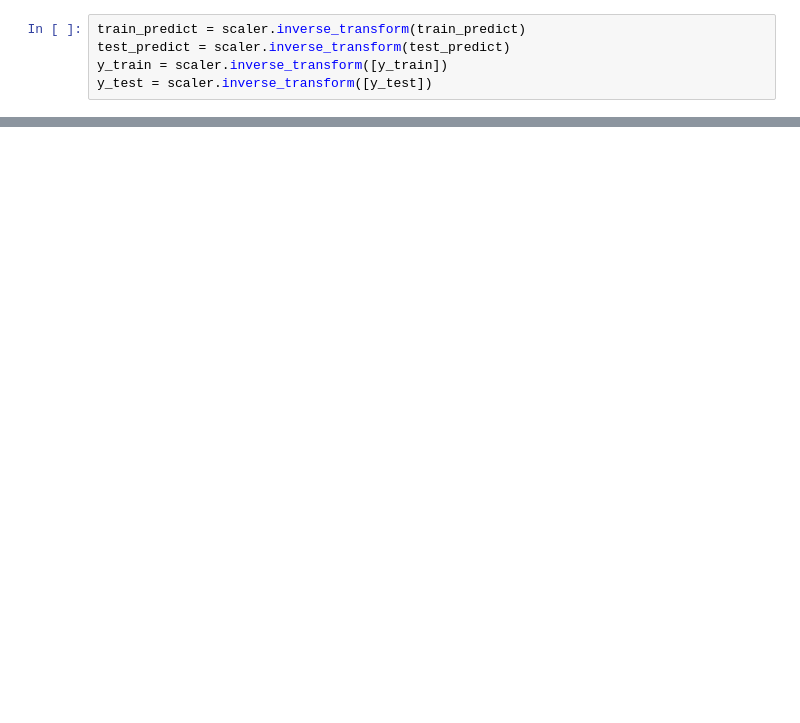
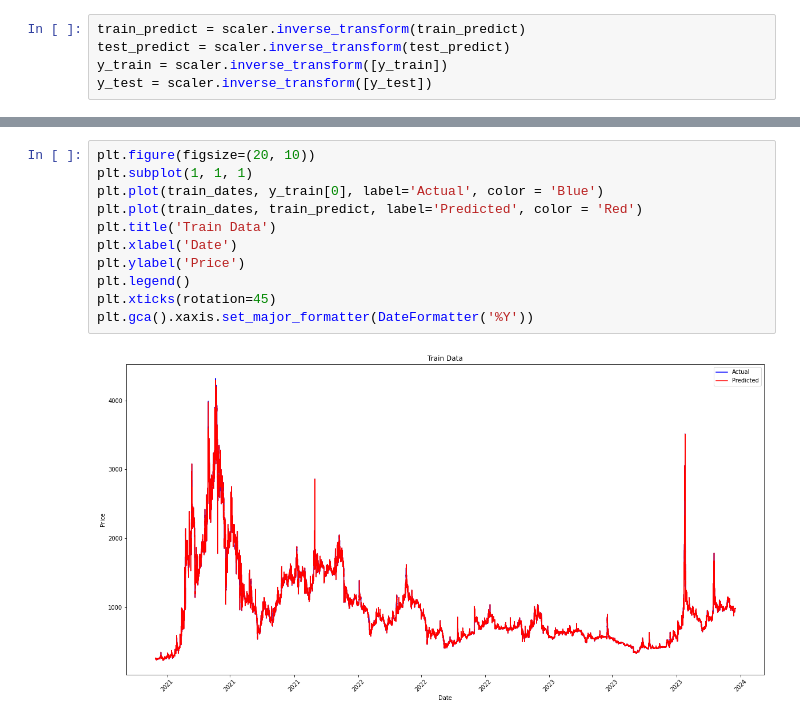
Before and after one commit to SCHU-CoinGame/UpbitCoin_Game, a Jupyter notebook: ai_hint/lstm_hifi.ipynb, the cells around one changed output, grey strips where cells are left out. Drawn from its saved outputs; the diff is of its cells as text; blank space fills up the shorter version.

Commit message:
train, inference.py

```diff
--- a/ai_hint/lstm_hifi.ipynb
+++ b/ai_hint/lstm_hifi.ipynb
@@ -148,0 +149,13 @@ Test RMSE: 3.06
+# %%
+plt.figure(figsize=(20, 10))
+plt.subplot(1, 1, 1)
+plt.plot(train_dates, y_train[0], label='Actual', color = 'Blue')
+plt.plot(train_dates, train_predict, label='Predicted', color = 'Red')
+plt.title('Train Data')
+plt.xlabel('Date')
+plt.ylabel('Price')
+plt.legend()
+plt.xticks(rotation=45)
+plt.gca().xaxis.set_major_formatter(DateFormatter('%Y'))
+# %% [output]
+[figure, added]
```
Also changed, not shown: parts of 13 cells of this notebook, 15 other files.
